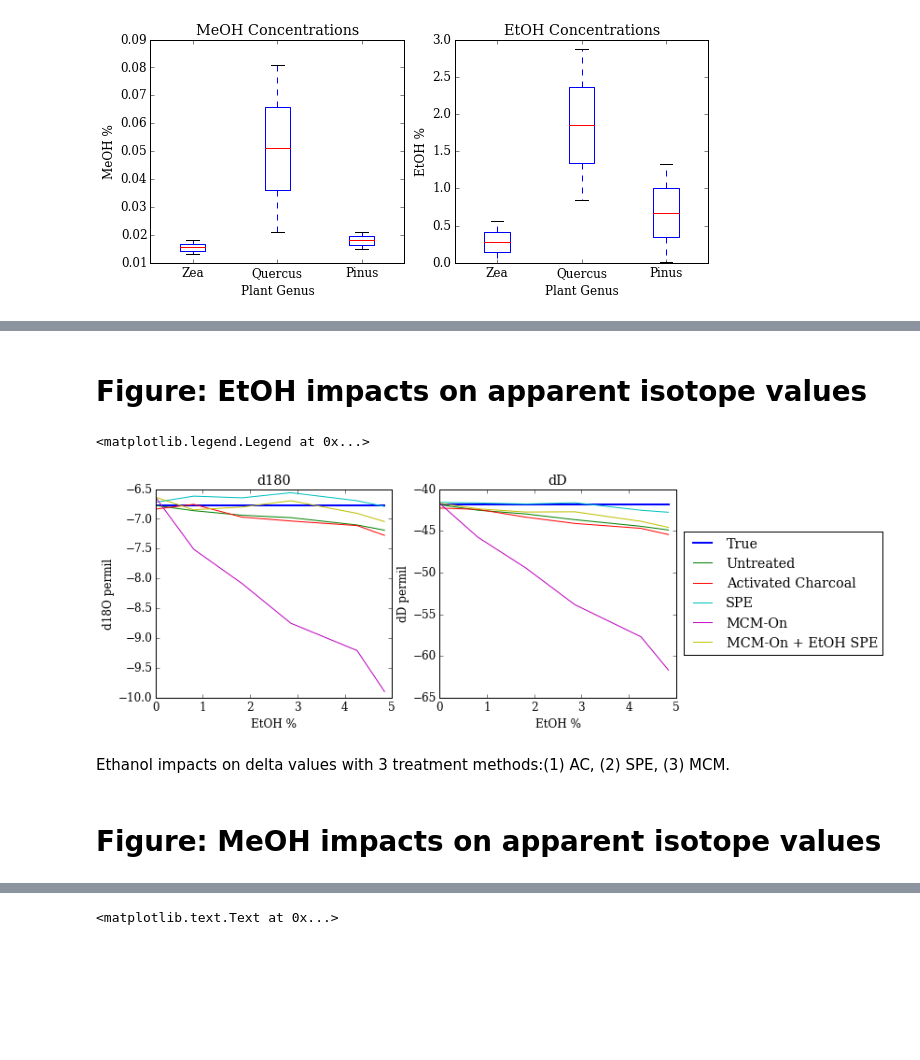
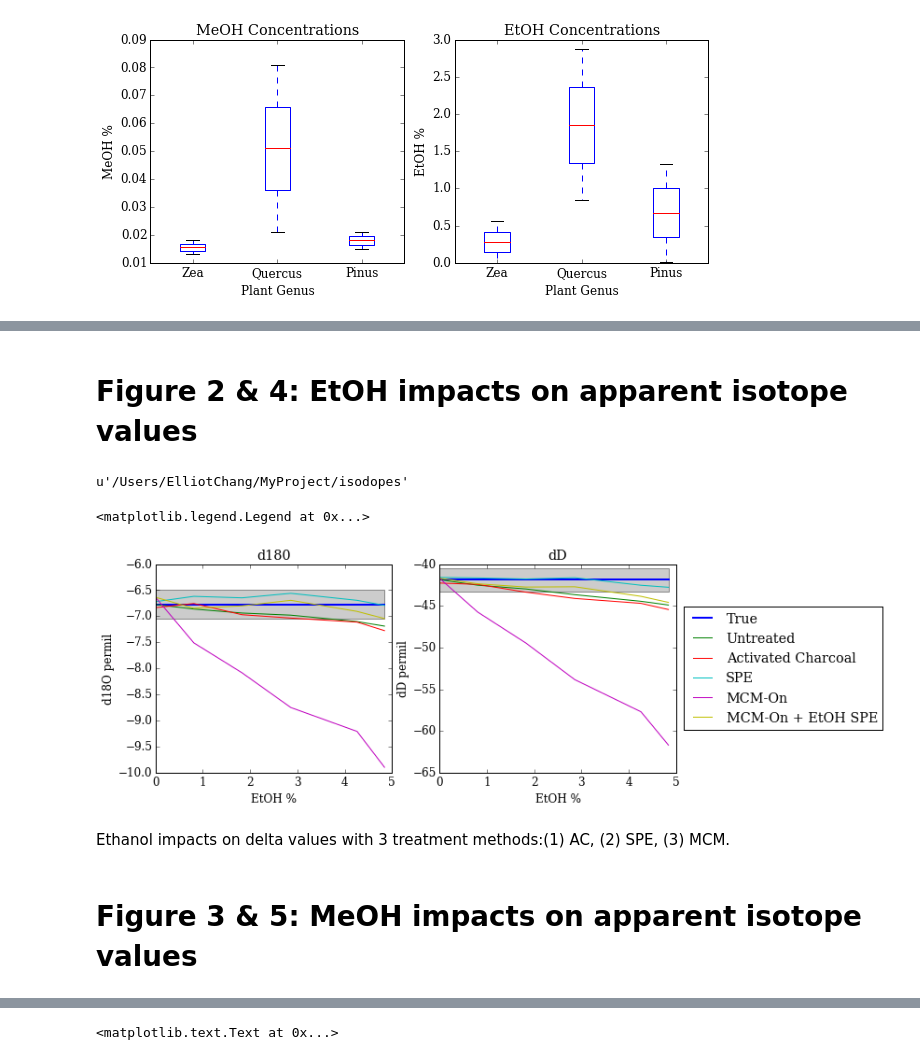
Before and after one commit to wolfhelius/isodopes, a Jupyter notebook: Isodopes Plotting.ipynb, the cells around one changed output, grey strips where cells are left out. Saved outputs shown, nothing was run; the diff lists cells and outputs as text; code cells hidden in the pictures; blank space fills up the shorter version.

Commit message:
All Figures (Almost) Ready For Paper.

```diff
--- a/Isodopes Plotting.ipynb
+++ b/Isodopes Plotting.ipynb
@@ -110,41 +117,51 @@ axes[1].set_xticklabels(labels);
 # %% [markdown]
-# Figure: EtOH impacts on apparent isotope values
+# Figure 2 & 4: EtOH impacts on apparent isotope values
 # %%
 etoh_file = r'./dat/etoh_impact.csv'
 etoh = pd.read_csv(etoh_file)
+# %%
+pwd
+# %% [output]
+u'/Users/ElliotChang/MyProject/isodopes'
 # %%
 fig, axes = plt.subplots(1, 2, figsize=(10,4))
 
 axes[0].set_title("d180")
 axes[0].set_xlabel("EtOH %")
 axes[0].set_ylabel("d18O permil")
 axes[0].plot(etoh.etoh, etoh.d18O_true, lw = 2, label="True")
 axes[0].plot(etoh.etoh, etoh.d18O_untrt, label="Untreated")
 axes[0].plot(etoh.etoh, etoh.d18O_ac, label="Activated Charcoal")
 axes[0].plot(etoh.etoh, etoh.d18O_spe, label="SPE")
 axes[0].plot(etoh.etoh, etoh.d18O_mcmon, label="MCM-On")
 axes[0].plot(etoh.etoh, etoh.d18O_spe_mcm, label = "MCM-On + EtOH SPE")
 
+#shading in of instrumental error
+axes[0].fill_between(etoh.etoh, etoh.instrument_error_d18O_upper[0], etoh.instrument_error_d18O_lower[0], facecolor='grey', alpha=0.4)
+axes[1].fill_between(etoh.etoh, etoh.instrument_error_dD_upper[0], etoh.instrument_error_dD_lower[0], facecolor='grey', alpha=0.4)
+
 axes[1].set_title("dD")
 axes[1].set_xlabel("EtOH %")
 axes[1].set_ylabel("dD permil")
 axes[1].plot(etoh.etoh, etoh.dD_true, lw = 2, label="True")
 axes[1].plot(etoh.etoh, etoh.dD_untrt, label="Untreated")
 axes[1].plot(etoh.etoh, etoh.dD_ac, label="Activated Charcoal")
 axes[1].plot(etoh.etoh, etoh.dD_spe, label="SPE")
 axes[1].plot(etoh.etoh, etoh.dD_mcmon, label="MCM-On")
 axes[1].plot(etoh.etoh, etoh.dD_spe_mcm, label = "MCM-On + EtOH SPE")
 
-axes[1].legend(bbox_to_anchor=(1.90, 0.5), loc = 5) #legend (same for both) on mid-right.
+
+#axes[1].legend(bbox_to_anchor=(1.60, 0.5), loc = 5) #legend for figure 2
+axes[1].legend(bbox_to_anchor=(1.90, 0.5), loc = 5) #legend (same for both) on mid-right. [fig 4]
 
 # TODO: get the 2 sigma noise from K5A QC and represent True as a patch
 # %% [output]
 <matplotlib.legend.Legend at 0x...>
-[figure, old version]
+[figure, new version]
 # %% [markdown]
 Ethanol impacts on delta values with 3 treatment methods:(1) AC, (2) SPE, (3) MCM.
 # %% [markdown]
-# Figure: MeOH impacts on apparent isotope values
+# Figure 3 & 5: MeOH impacts on apparent isotope values
 # %%
 meoh_file = r'./dat/meoh_impact.csv'
 meoh = pd.read_csv(meoh_file)
```
Also changed, not shown: parts of 7 cells of this notebook.
